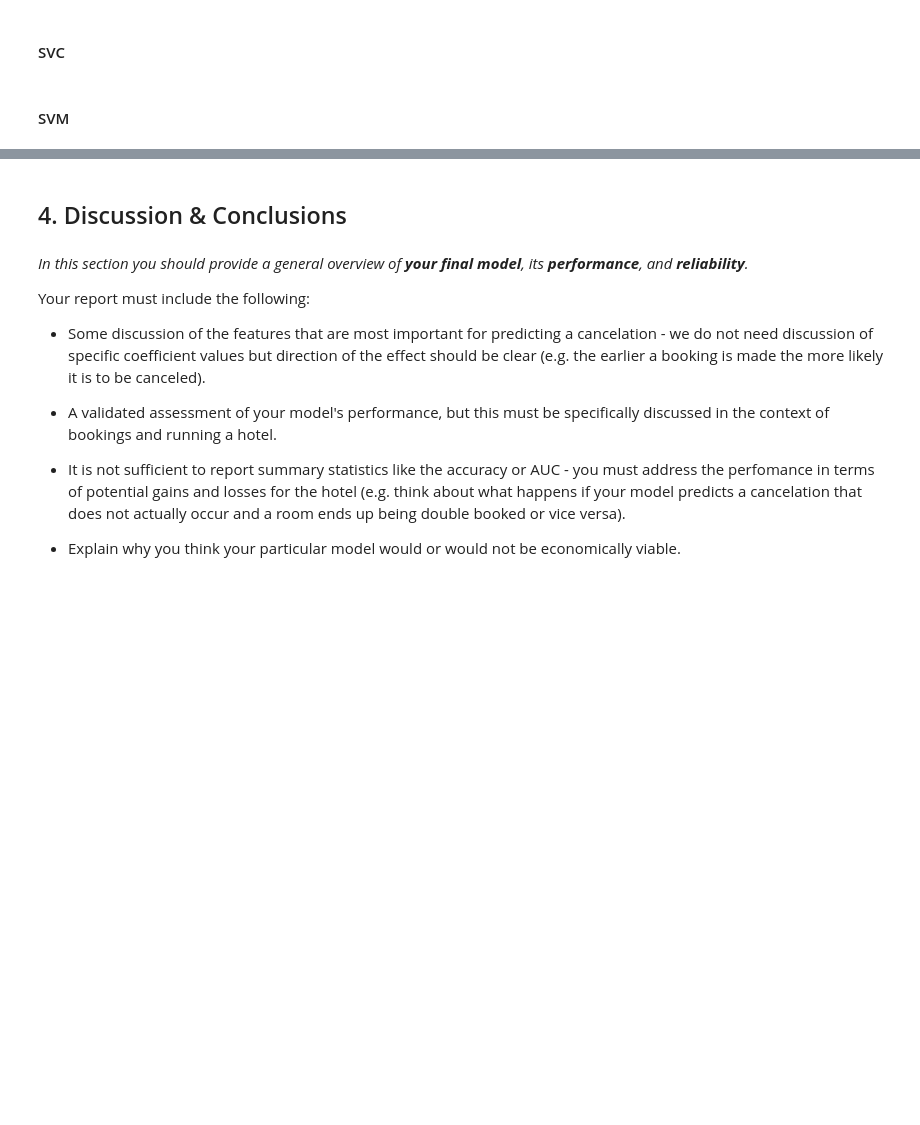
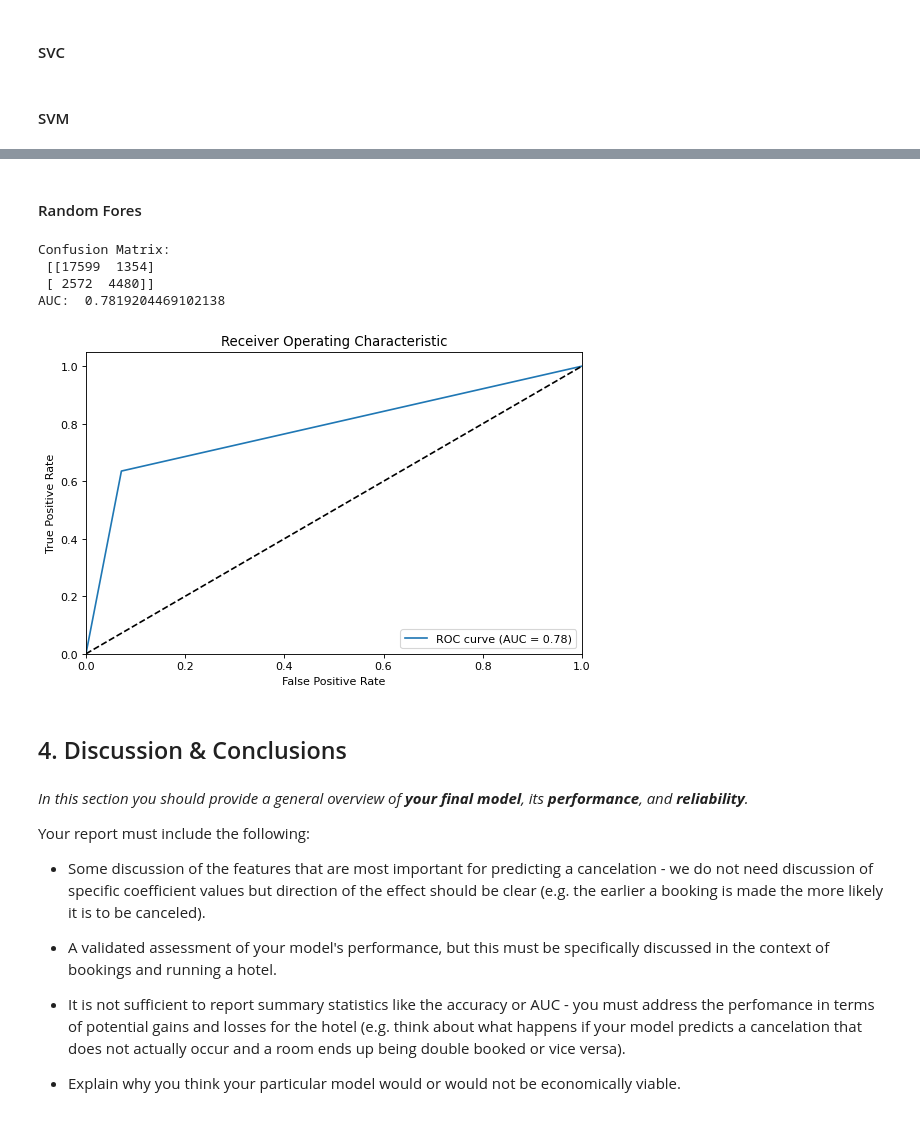
Before and after one commit to williamjones7/MachineLearningProj2, a Jupyter notebook: project2.ipynb, the cells around one changed output, grey strips where cells are left out. Saved outputs shown, nothing was run; the diff lists cells and outputs as text; code cells hidden in the pictures; blank space fills up the shorter version.

Commit message:
first random forest

```diff
--- a/project2.ipynb
+++ b/project2.ipynb
@@ -362,3 +400,24 @@ AUC:  0.59606031596385
+# %% [markdown]
+#### Random Fores
+# %%
+from sklearn.ensemble import RandomForestClassifier
+
+# Create random forest classifier object
+rf = RandomForestClassifier(n_estimators=100)
+
+# Train the classifier on the training data
+rf.fit(X_train, y_train)
+
+# Make predictions on the testing data
+y_pred = rf.predict(X_test)
+
+eval(y_test, y_pred)
+# %% [output]
+Confusion Matrix:
+ [[17599  1354]
+ [ 2572  4480]]
+AUC:  0.7819204469102138
+[figure, added]
 # %% [markdown]
 ## 4. Discussion & Conclusions
 # %% [markdown]
```
Also changed, not shown: parts of 2 cells of this notebook.
